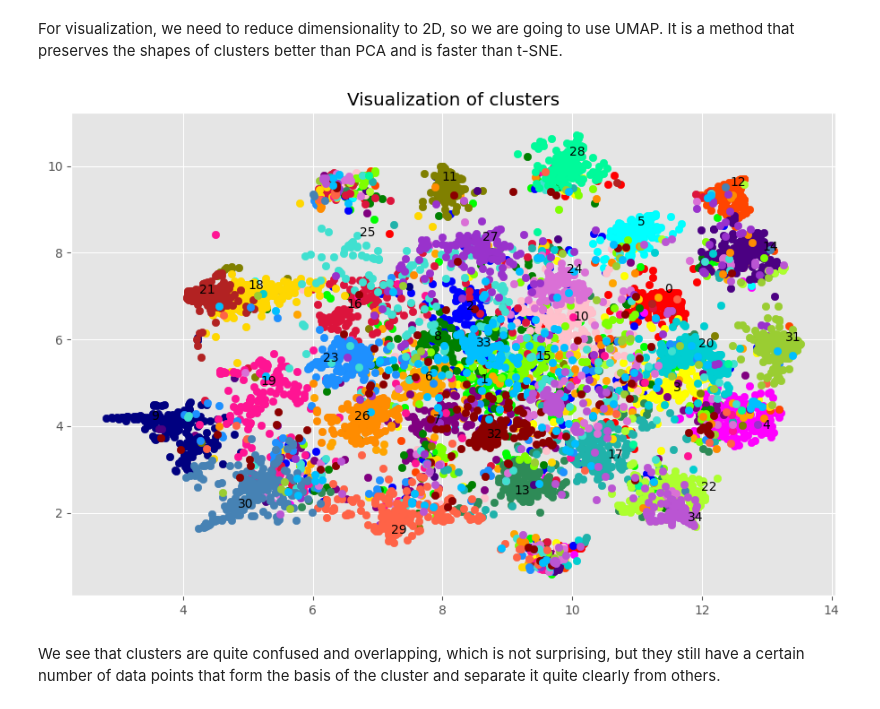
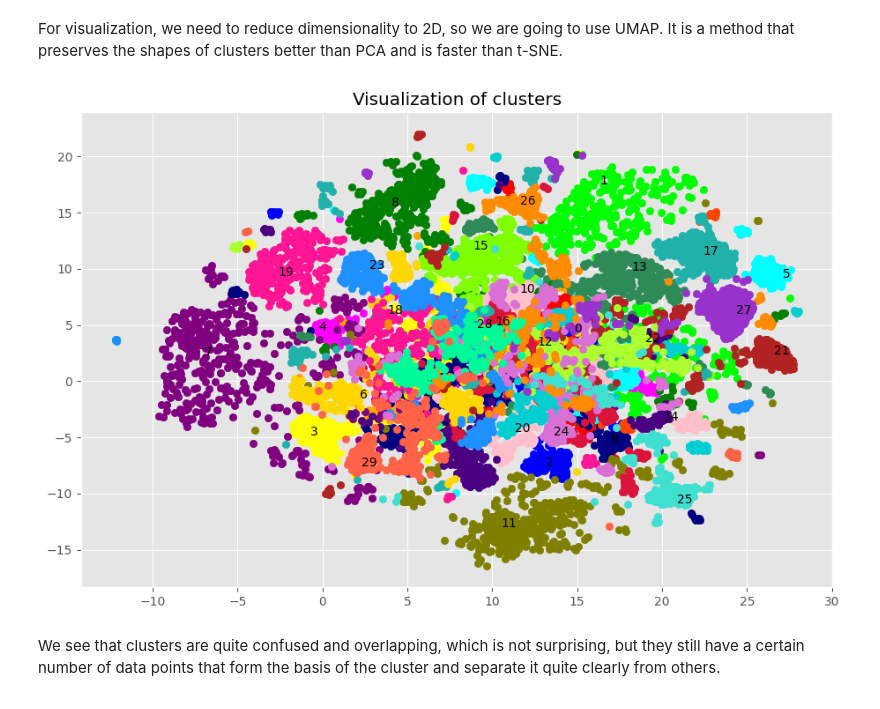
Before and after one commit to TheDim0nu4/Recommendation-system-for-movies-using-clustering-and-NLP-approaches, a Jupyter notebook: notebooks/modeling.ipynb, the cells around one changed output. Saved outputs shown, nothing was run; the diff lists cells and outputs as text; code cells hidden in the pictures.

```diff
--- a/notebooks/modeling.ipynb
+++ b/notebooks/modeling.ipynb
@@ -97,6 +99,6 @@ Based on the elbow method, we are going to use k = 35.
 # %%
 # train model
 
-model = KMeans(n_clusters=35)
+model = KMeans(n_clusters=30)
 model.fit(X)
 # %% [output]
@@ -132,23 +129,0 @@ We are going to look at the most frequently used words in each cluster. It will
-# %%
-num_clusters = np.arange(0, 35, 1)
-
-
-for cluster in num_clusters:
-
-    df_cluster = df[ df['cluster'] == cluster ]
-
-    texts = df_cluster['overview'].values.tolist()
-    words_dictionary = {}
-
-    for text in texts:
-        for word in eval(text):
-
-            if word not in words_dictionary:
-                words_dictionary[word] = 0
-
-            words_dictionary[word] += 1
-
-    sorted_words = sorted( words_dictionary.items(), key=lambda x: x[1], reverse=True )
-    most_frequently = dict(sorted_words[:3])
-
-    print(f'Cluster: {cluster}. Top 3 frequently words in overview: {list(most_frequently.keys())}')
@@ -179,7 +134,7 @@ For visualization, we need to reduce dimensionality to 2D, so we are going to us
 # %%
 # applying umap
 
-umap_model = umap.UMAP(n_neighbors=15, min_dist=0.1, n_components=2, random_state=42)
+umap_model = umap.UMAP(n_neighbors=15, min_dist=1.0, n_components=2, random_state=42)
 X_umap = umap_model.fit_transform(X)
 centers_umap = umap_model.transform(centers)
 # %%
@@ -191,31 +146,34 @@ colors = {
     10: "#FFC0CB", 11: "#808000", 12: "#FF4500", 13: "#2E8B57", 14: "#4B0082",
     15: "#7FFF00", 16: "#DC143C", 17: "#20B2AA", 18: "#FFD700", 19: "#FF1493",
     20: "#00CED1", 21: "#B22222", 22: "#ADFF2F", 23: "#1E90FF", 24: "#DA70D6",
-    25: "#40E0D0", 26: "#FF8C00", 27: "#9932CC", 28: "#00FA9A", 29: "#FF6347",
-    30: "#4682B4", 31: "#9ACD32", 32: "#8B0000", 33: "#00BFFF", 34: "#BA55D3"
+    25: "#40E0D0", 26: "#FF8C00", 27: "#9932CC", 28: "#00FA9A", 29: "#FF6347"
 }
 # %%
 # visualization
 
 plt.figure( figsize=(11, 7) )
 
-num_clusters = np.arange(0, 35, 1)
+num_clusters = np.arange(0, 30, 1)
 
 for cluster in num_clusters:
 
     necessary_data = df[ df['cluster'] == cluster ]
     necessary_indexes = necessary_data.index.tolist()
-    sample_indexes = np.random.choice( necessary_indexes, size=200, replace=False )  # get 200 random points from cluster
+
+    if len(necessary_indexes) >= 500:
+        sample_indexes = np.random.choice( necessary_indexes, size=500, replace=False )  # get 500 random points
+    else:
+        sample_indexes = necessary_indexes
 
     necessary_X_umap = X_umap[ sample_indexes ]
 
     plt.scatter( necessary_X_umap[:, 0], necessary_X_umap[:, 1], color=colors[cluster] )
     plt.text( centers_umap[cluster, 0], centers_umap[cluster, 1], str(cluster) )  # for cluster signature
 
 plt.title('Visualization of clusters')
 plt.show()
 # %% [output]
-[figure, old version]
+[figure, new version]
 # %% [markdown]
 We see that clusters are quite confused and overlapping, which is not surprising, but they still have a certain number of data points that form the basis of the cluster and separate it quite clearly from others.
 # %% [markdown]
```
Also changed, not shown: parts of 12 cells of this notebook, 5 other files.
